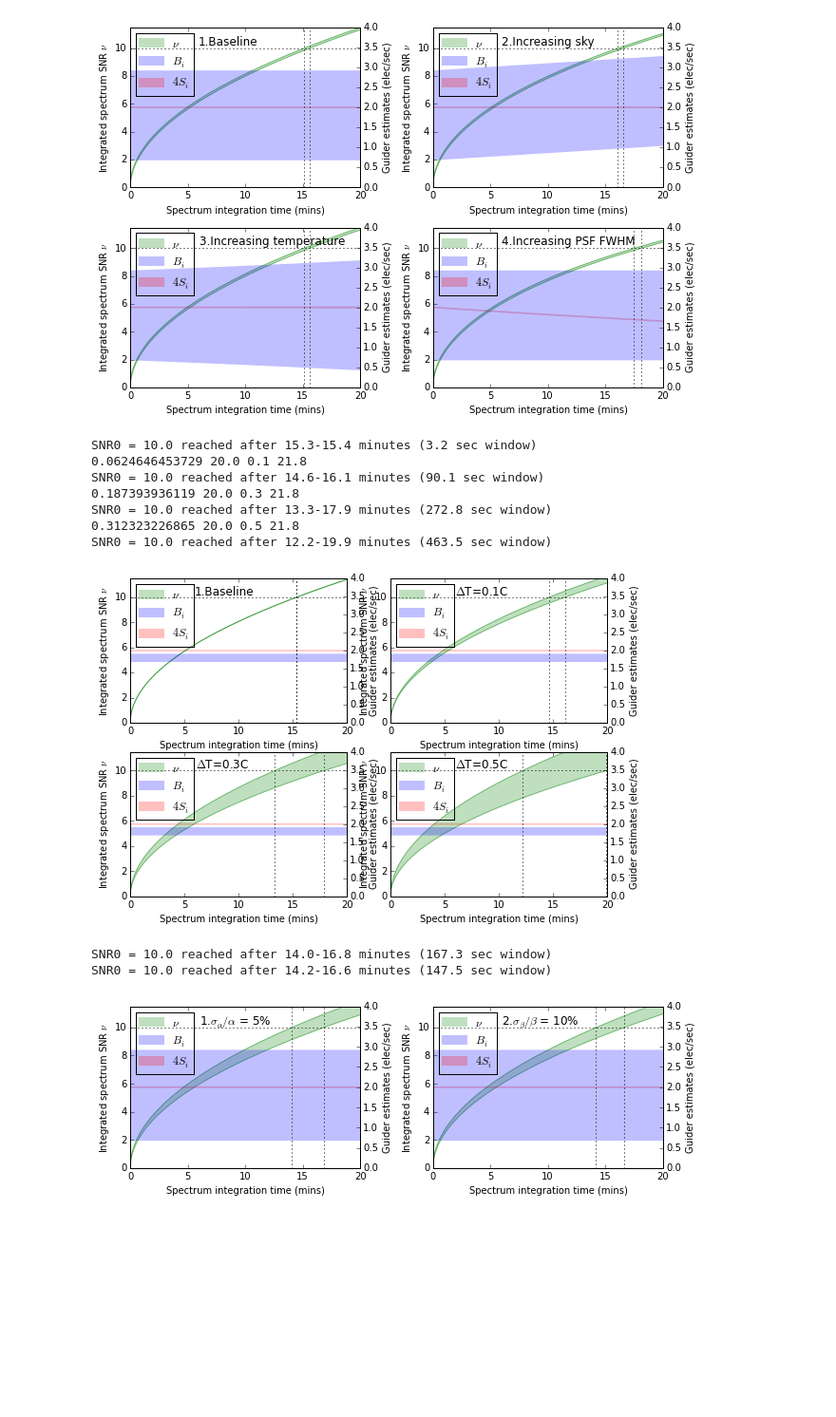
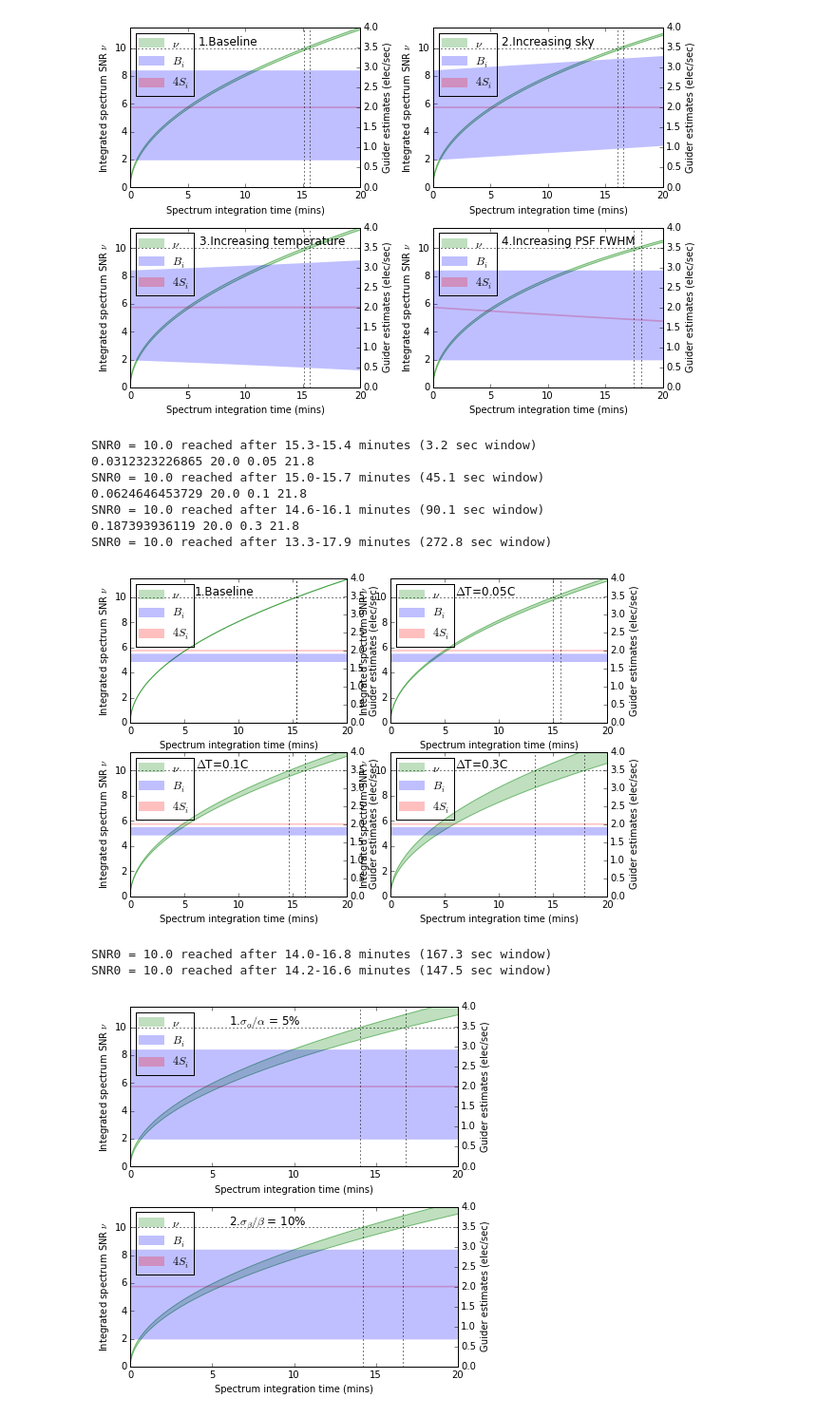
Before and after one commit to desihub/desietcproto, a Jupyter notebook: doc/nb/ETC Calculator.ipynb, the cells around one changed output. Shown at 95% size. Cells and saved outputs as stored; diff of their text form; code cells hidden in the pictures; blank space fills up the shorter version.

Commit message:
A few new plots and plot options

```diff
--- a/doc/nb/ETC Calculator.ipynb
+++ b/doc/nb/ETC Calculator.ipynb
@@ -936,7 +961,7 @@ def systematic_temperature_plot(n=20*60,save=None):
     plt.subplot(2,2,1)
     projection_plot(t,dsig=dsig0,dbg=dbg0,sig_error_frac=baseline_sig_frac,bg_error_frac=baseline_bg_frac,sb_lim=sb_lim,
                     label='1.Baseline')
-    for i,dt in enumerate([0.1,0.3, 0.5]):
+    for i,dt in enumerate([0.05,0.1, 0.3]):
         plt.subplot(2,2,2+i)
         bge=bg_systematic_error_fraction(nominal_temp_C,dt,nominal_sky_level)
         print bge,nominal_temp_C,dt,nominal_sky_level
@@ -946,46 +971,53 @@ def systematic_temperature_plot(n=20*60,save=None):
 systematic_temperature_plot()
 # %% [output]
 SNR0 = 10.0 reached after 15.3-15.4 minutes (3.2 sec window)
+0.0312323226865 20.0 0.05 21.8
+SNR0 = 10.0 reached after 15.0-15.7 minutes (45.1 sec window)
 0.0624646453729 20.0 0.1 21.8
 SNR0 = 10.0 reached after 14.6-16.1 minutes (90.1 sec window)
 0.187393936119 20.0 0.3 21.8
 SNR0 = 10.0 reached after 13.3-17.9 minutes (272.8 sec window)
-0.312323226865 20.0 0.5 21.8
-SNR0 = 10.0 reached after 12.2-19.9 minutes (463.5 sec window)
-[figure, old version]
+[figure, new version]
 # %%
-def calib_plot(n=20*60,save=None):
+def calib_plot(n=20*60,save=None, updown=False):
     #
     dbg0 = 1.8
     dsig0 = 0.5
     #
     nominal_area = 1e4 # pixels
     nominal_sky_level = 21.8 # elec/sec/pixel
     nominal_temp_C = 20.0 # degC
     temp_error = 1.0 # degC RMS
     nominal_snr = 100. # total SNR for all guide stars in one guide exposure
     nominal_fwhm = 1.2 # arcsecs
     nominal_bg_tot = gfa_total_bg(temperature_C=nominal_temp_C,sky_brightness=nominal_sky_level)
     #
     t = np.arange(1,n+1)
     baseline_bg_frac = bg_error_fraction(area_pixels=nominal_area,temperature_C=nominal_temp_C,
                                          temperature_error=temp_error,sky_brightness=nominal_sky_level)
     baseline_sig_frac = gaussian_error_fraction(nominal_snr,nominal_fwhm)
     #
     sb_lim = (0,4)
-    plt.figure(figsize=(9,3.1))
-    plt.subplot(1,2,1)
+    if updown:
+        plt.figure(figsize=(6,6))
+        plt.subplot(2,1,1)
+    else:
+        plt.figure(figsize=(9,3.1))
+        plt.subplot(1,2,1)
     projection_plot(t,dsig=dsig0,dbg=dbg0,sig_error_frac=baseline_sig_frac,bg_error_frac=baseline_bg_frac,sb_lim=sb_lim,
                     label='1.$\sigma_{\\alpha}/\\alpha$ = 5%',alpha_rel_error=0.05)
-    plt.subplot(1,2,2)
+    if updown:
+        plt.subplot(2,1,2)
+    else:
+        plt.subplot(1,2,2)
     projection_plot(t,dsig=dsig0,dbg=dbg0,sig_error_frac=baseline_sig_frac,bg_error_frac=baseline_bg_frac,sb_lim=sb_lim,
                     label='2.$\sigma_{\\beta}/\\beta$ = 10%',beta_rel_error=0.10)
     #
     plt.tight_layout()
     if save:
-        plt.savefig(save)
-calib_plot(save='calib_error.pdf')
+        plt.savefig(save,dpi=300)
+calib_plot(save='calib_error.png', updown=True)
 # %% [output]
 SNR0 = 10.0 reached after 14.0-16.8 minutes (167.3 sec window)
 SNR0 = 10.0 reached after 14.2-16.6 minutes (147.5 sec window)
-[figure, old version]
+[figure, new version]
```
Also changed, not shown: parts of 4 cells of this notebook.
